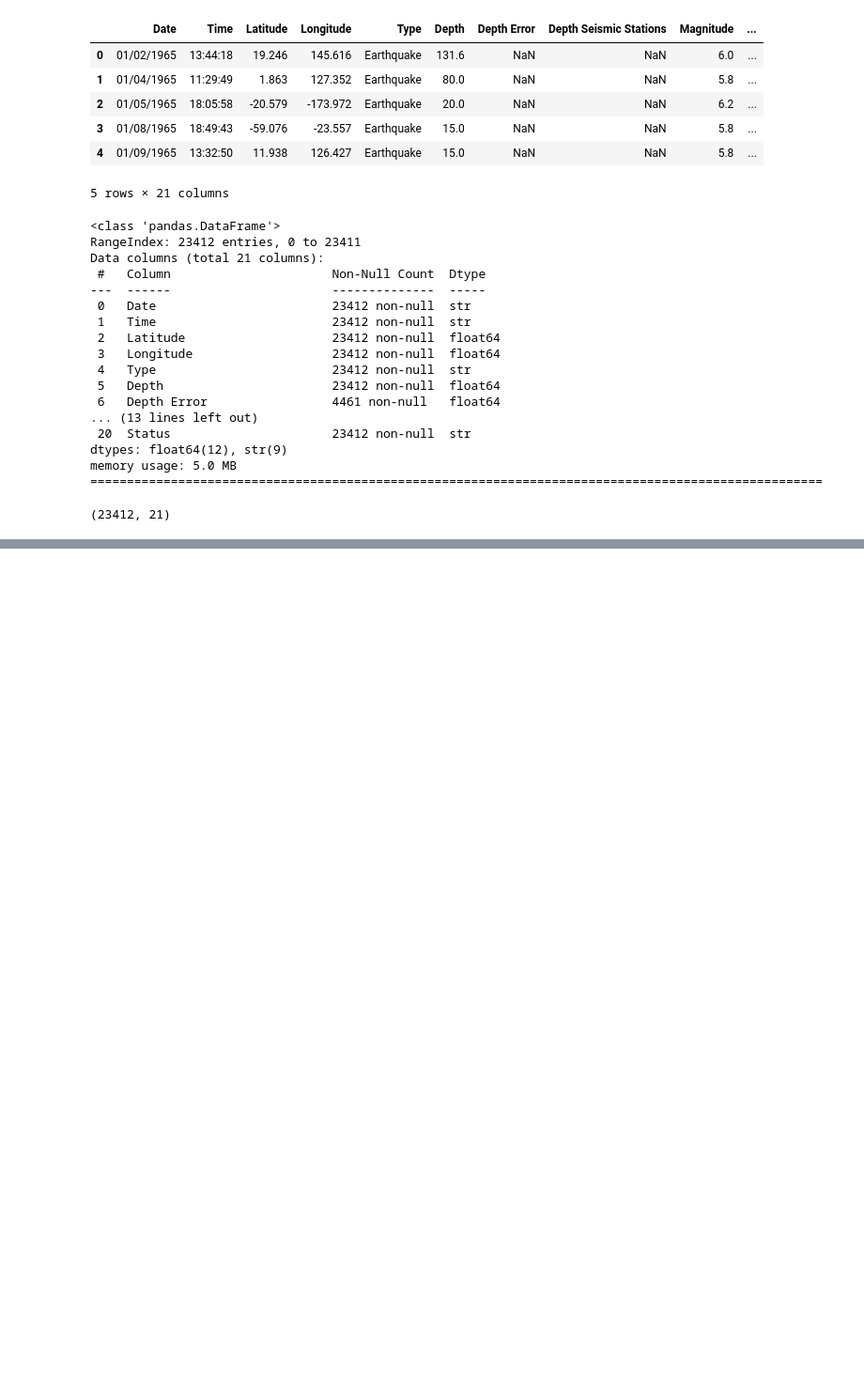
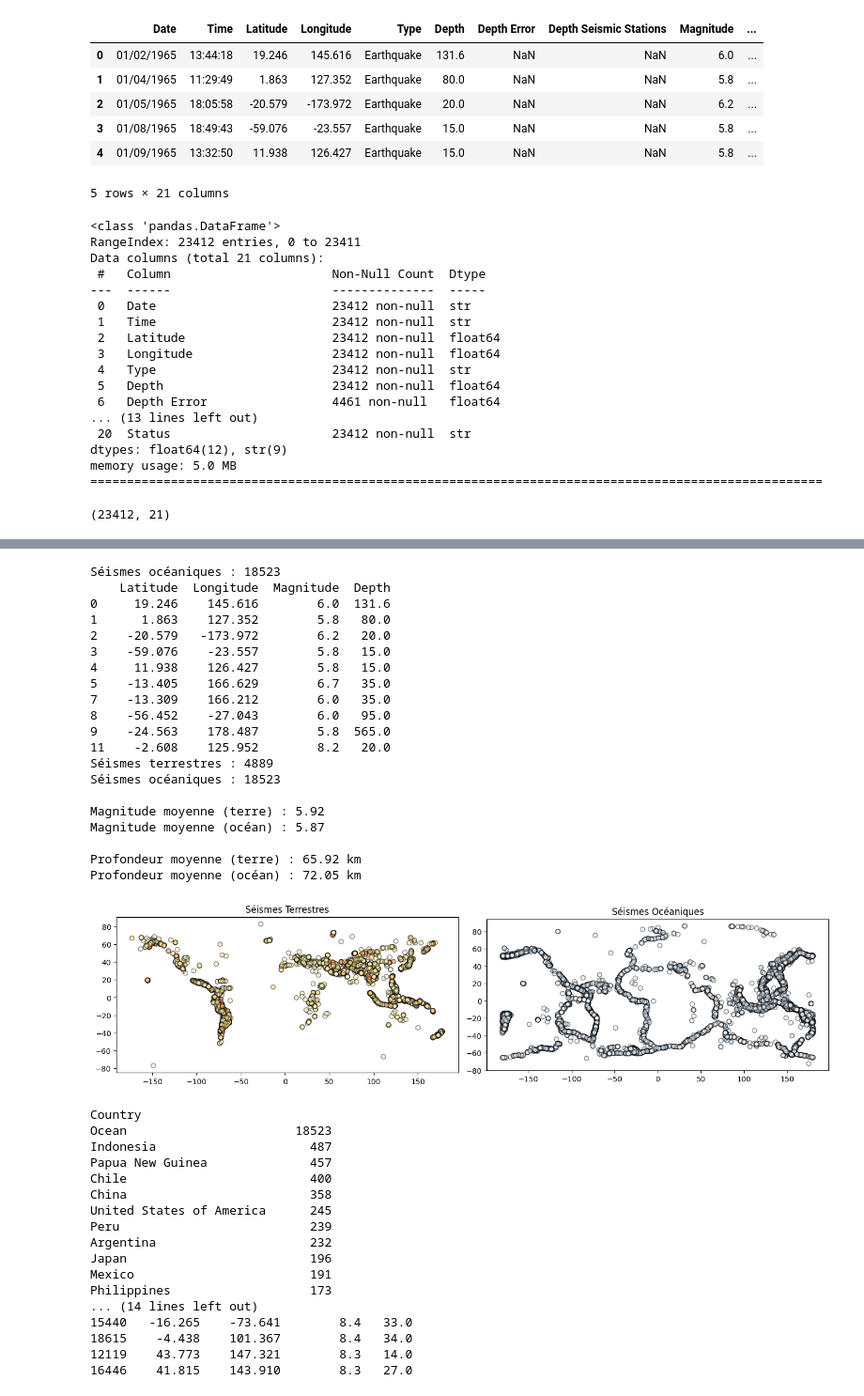
Before and after one commit to Larissa574/Global-Earthquake-Analysis, a Jupyter notebook: global_earthquake_analysis.ipynb, the cells around one changed output, grey strips where cells are left out. Shown at 94% size. Drawn from its saved outputs; the diff is of its cells as text; code cells hidden in the pictures; blank space fills up the shorter version.

Commit message:
Update notebook: add country assignment, Ocean analysis and plot

```diff
--- a/global_earthquake_analysis.ipynb
+++ b/global_earthquake_analysis.ipynb
@@ -141,0 +110,74 @@ else:
+# %%
+ocean_earthquakes = gdf_joined[gdf_joined['Country'] == 'Ocean']
+print(f"Séismes océaniques : {len(ocean_earthquakes)}")
+print(ocean_earthquakes[['Latitude', 'Longitude', 'Magnitude', 'Depth']].head(10))
+terrestrial = gdf_joined[gdf_joined['Country'] != 'Ocean']
+ocean = gdf_joined[gdf_joined['Country'] == 'Ocean']
+
+print(f"Séismes terrestres : {len(terrestrial)}")
+print(f"Séismes océaniques : {len(ocean)}")
+print(f"\nMagnitude moyenne (terre) : {terrestrial['Magnitude'].mean():.2f}")
+print(f"Magnitude moyenne (océan) : {ocean['Magnitude'].mean():.2f}")
+print(f"\nProfondeur moyenne (terre) : {terrestrial['Depth'].mean():.2f} km")
+print(f"Profondeur moyenne (océan) : {ocean['Depth'].mean():.2f} km")
+import matplotlib.pyplot as plt
+
+fig, (ax1, ax2) = plt.subplots(1, 2, figsize=(14, 5))
+
+# Séismes terrestres
+terrestrial.plot(ax=ax1, alpha=0.5, edgecolor='k', column='Magnitude', cmap='YlOrRd')
+ax1.set_title('Séismes Terrestres')
+
+# Séismes océaniques
+ocean.plot(ax=ax2, alpha=0.5, edgecolor='k', column='Magnitude', cmap='Blues')
+ax2.set_title('Séismes Océaniques')
+
+plt.tight_layout()
+plt.savefig('images/terrestrial_vs_ocean_earthquakes.png')
+plt.show()
+# Top 10 pays/régions avec le plus de séismes
+print(gdf_joined['Country'].value_counts().head(15))
+
+# Zones les plus sismiques en océan
+top_ocean_coords = ocean.nlargest(10, 'Magnitude')[['Latitude', 'Longitude', 'Magnitude', 'Depth']]
+print("\nTop 10 séismes océaniques les plus puissants :")
+print(top_ocean_coords)
+# %% [output]
+Séismes océaniques : 18523
+    Latitude  Longitude  Magnitude  Depth
+0     19.246    145.616        6.0  131.6
+1      1.863    127.352        5.8   80.0
+2    -20.579   -173.972        6.2   20.0
+3    -59.076    -23.557        5.8   15.0
+4     11.938    126.427        5.8   15.0
+5    -13.405    166.629        6.7   35.0
+7    -13.309    166.212        6.0   35.0
+8    -56.452    -27.043        6.0   95.0
+9    -24.563    178.487        5.8  565.0
+11    -2.608    125.952        8.2   20.0
+Séismes terrestres : 4889
+Séismes océaniques : 18523
+
+Magnitude moyenne (terre) : 5.92
+Magnitude moyenne (océan) : 5.87
+
+Profondeur moyenne (terre) : 65.92 km
+Profondeur moyenne (océan) : 72.05 km
+[figure, added]
+Country
+Ocean                       18523
+Indonesia                     487
+Papua New Guinea              457
+Chile                         400
+China                         358
+United States of America      245
+Peru                          239
+Argentina                     232
+Japan                         196
+Mexico                        191
+Philippines                   173
+... (14 lines left out)
+15440   -16.265    -73.641        8.4   33.0
+18615    -4.438    101.367        8.4   34.0
+12119    43.773    147.321        8.3   14.0
+16446    41.815    143.910        8.3   27.0
```
Also changed, not shown: parts of 9 cells of this notebook, 1 other file.
